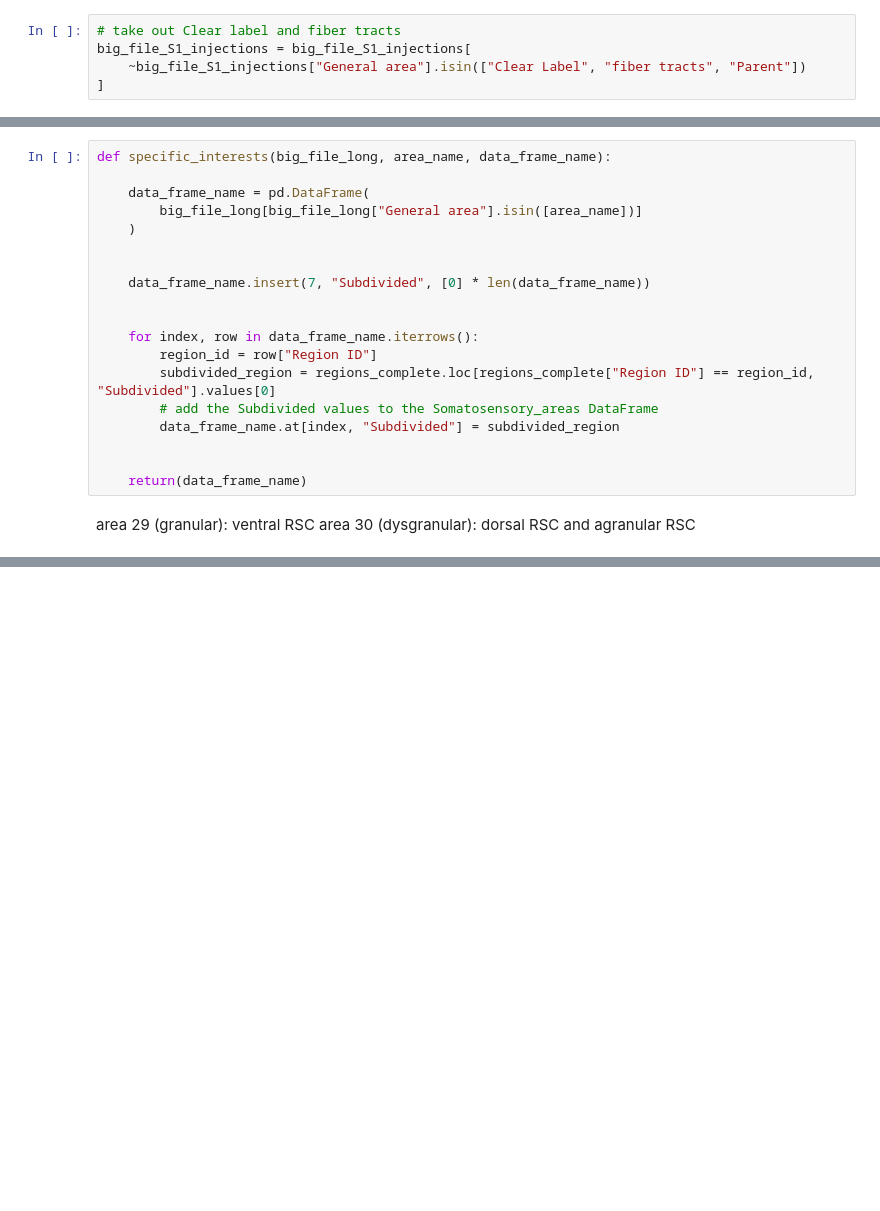
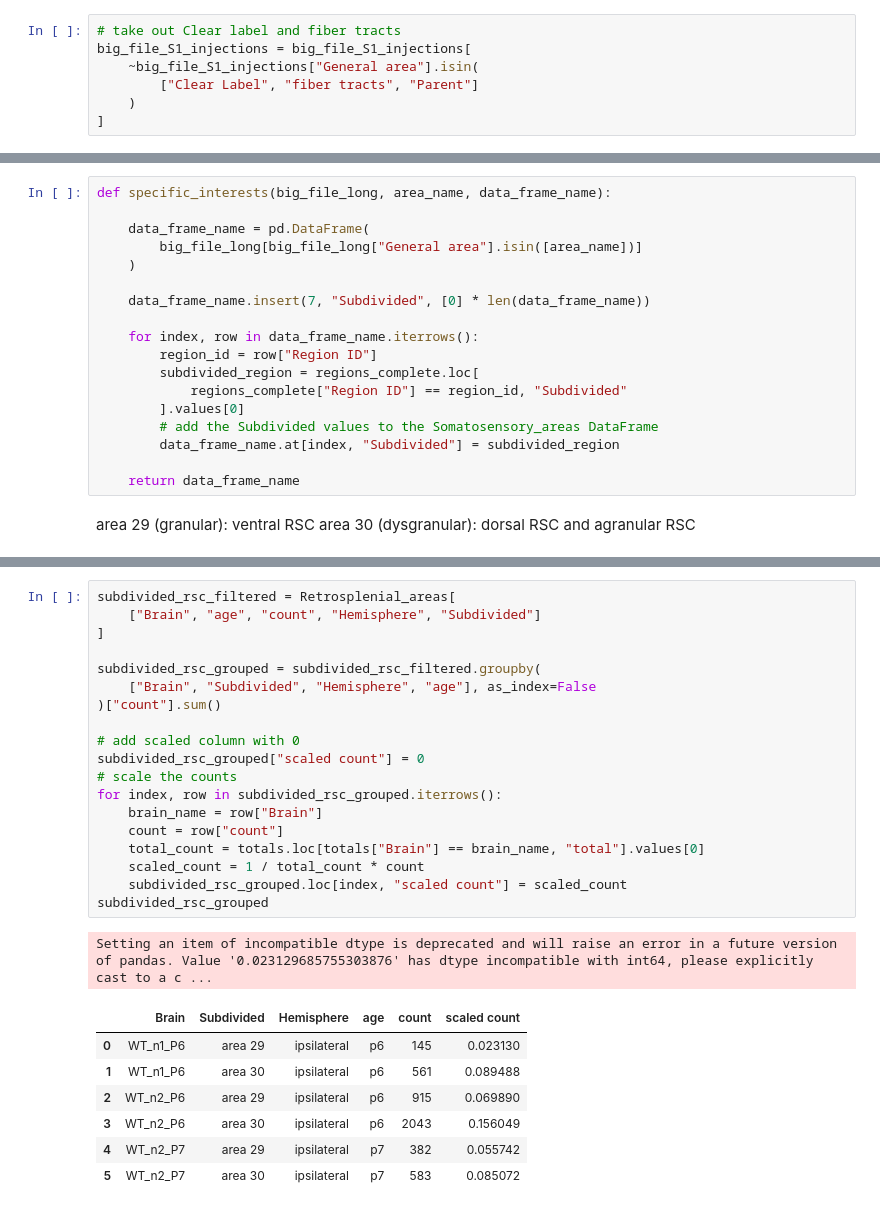
Before and after one commit to Pleasegivemeamango/nutil_data_analysis, a Jupyter notebook: S1_injections.ipynb, the cells around one changed output, grey strips where cells are left out. Cells and saved outputs as stored; diff of their text form; blank space fills up the shorter version.

```diff
--- a/S1_injections.ipynb
+++ b/S1_injections.ipynb
@@ -168,7 +218,9 @@ big_file_S1_injections = pd.concat(
 # %%
 # take out Clear label and fiber tracts
 big_file_S1_injections = big_file_S1_injections[
-    ~big_file_S1_injections["General area"].isin(["Clear Label", "fiber tracts", "Parent"])
+    ~big_file_S1_injections["General area"].isin(
+        ["Clear Label", "fiber tracts", "Parent"]
+    )
 ]
 # %%
 # Find regions with zero neurons
@@ -355,18 +568,17 @@ def specific_interests(big_file_long, area_name, data_frame_name):
         big_file_long[big_file_long["General area"].isin([area_name])]
     )
 
-
     data_frame_name.insert(7, "Subdivided", [0] * len(data_frame_name))
-
 
     for index, row in data_frame_name.iterrows():
         region_id = row["Region ID"]
-        subdivided_region = regions_complete.loc[regions_complete["Region ID"] == region_id, "Subdivided"].values[0]
+        subdivided_region = regions_complete.loc[
+            regions_complete["Region ID"] == region_id, "Subdivided"
+        ].values[0]
         # add the Subdivided values to the Somatosensory_areas DataFrame
         data_frame_name.at[index, "Subdivided"] = subdivided_region
 
-
-    return(data_frame_name)
+    return data_frame_name
 # %% [markdown]
 area 29 (granular): ventral RSC
 area 30 (dysgranular): dorsal RSC and agranular RSC
@@ -380,0 +597,28 @@ Setting an item of incompatible dtype is deprecated and will raise in a future e
+# %%
+subdivided_rsc_filtered = Retrosplenial_areas[
+    ["Brain", "age", "count", "Hemisphere", "Subdivided"]
+]
+
+subdivided_rsc_grouped = subdivided_rsc_filtered.groupby(
+    ["Brain", "Subdivided", "Hemisphere", "age"], as_index=False
+)["count"].sum()
+
+# add scaled column with 0
+subdivided_rsc_grouped["scaled count"] = 0
+# scale the counts
+for index, row in subdivided_rsc_grouped.iterrows():
+    brain_name = row["Brain"]
+    count = row["count"]
+    total_count = totals.loc[totals["Brain"] == brain_name, "total"].values[0]
+    scaled_count = 1 / total_count * count
+    subdivided_rsc_grouped.loc[index, "scaled count"] = scaled_count
+subdivided_rsc_grouped
+# %% [output]
+Setting an item of incompatible dtype is deprecated and will raise an error in a future version of pandas. Value '0.023129685755303876' has dtype incompatible with int64, please explicitly cast to a c ...
+|  | Brain | Subdivided | Hemisphere | age | count | scaled count |
+| 0 | WT_n1_P6 | area 29 | ipsilateral | p6 | 145 | 0.023130 |
+| 1 | WT_n1_P6 | area 30 | ipsilateral | p6 | 561 | 0.089488 |
+| 2 | WT_n2_P6 | area 29 | ipsilateral | p6 | 915 | 0.069890 |
+| 3 | WT_n2_P6 | area 30 | ipsilateral | p6 | 2043 | 0.156049 |
+| 4 | WT_n2_P7 | area 29 | ipsilateral | p7 | 382 | 0.055742 |
+| 5 | WT_n2_P7 | area 30 | ipsilateral | p7 | 583 | 0.085072 |
```
Also changed, not shown: parts of 24 cells of this notebook, 2 other files.
